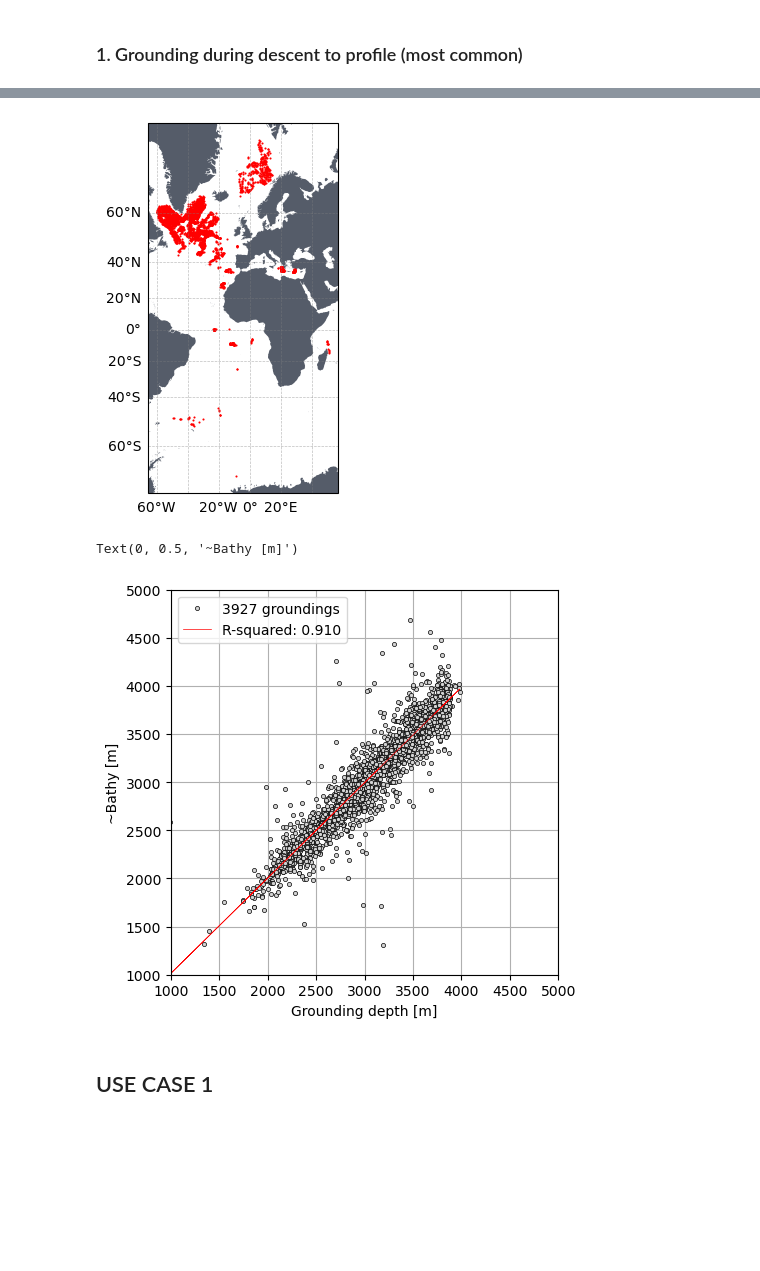
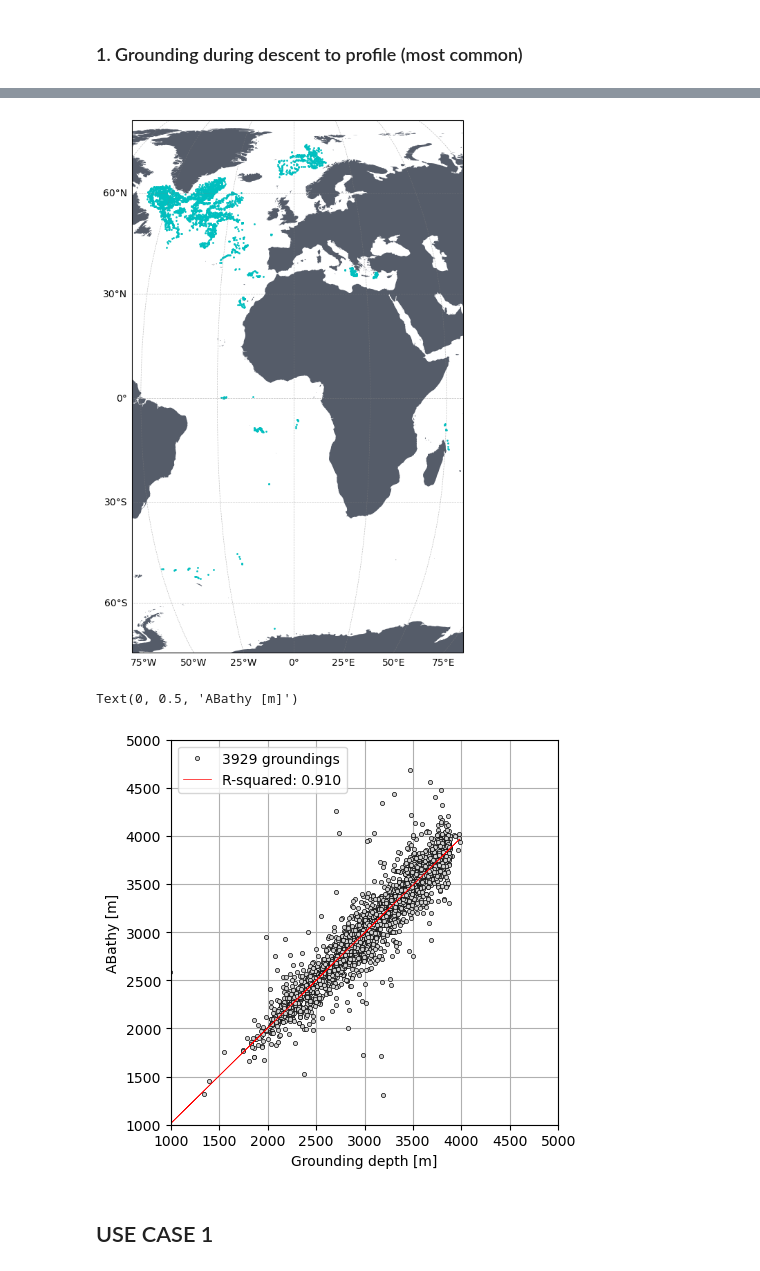
Before and after one commit to quai20/argobathy, a Jupyter notebook: deep/deep_profiles.ipynb, the cells around one changed output, grey strips where cells are left out. Saved outputs shown, nothing was run; the diff lists cells and outputs as text; code cells hidden in the pictures; blank space fills up the shorter version.

```diff
--- a/deep/deep_profiles.ipynb
+++ b/deep/deep_profiles.ipynb
@@ -48,0 +101,13 @@ Here we load profile & traj file for each profile, then we check for groundings
+# %%
+d590['Z'] = -1*xr.DataArray(gsw.z_from_p(d590['PRES'],d703['LATITUDE']),dims='CYCLE_NUMBER')
+dg['Z'] = -1*xr.DataArray(gsw.z_from_p(dg['PRES'],d703['LATITUDE']),dims='CYCLE_NUMBER')
+# %%
+dtmp = xr.Dataset({"LATITUDE":("N_GRD",d703['LATITUDE'].values),
+                   "LONGITUDE":("N_GRD",d703['LONGITUDE'].values),
+                   "PROFILER_TYPE":("N_GRD",np.repeat(838,len(d703['LATITUDE'].values))),
+                   "CYCLE_NUMBER":("N_GRD",dg['CYCLE_NUMBER'].values),
+                   "WMO":("N_GRD",np.zeros_like(d703['LONGITUDE'].values.astype(int))+7901037),
+                   "GROUNDING_DEPTH": ("N_GRD",dg['Z'].values),
+                   "PROFILE_DEPTH": ("N_GRD",d590['Z'].values),
+                   "GROUNDING_DATE": ("N_GRD",dg['JULD'].values),
+                   "PROFILE_DATE": ("N_GRD",d703['JULD'].values)},coords={})
@@ -51,23 +132,25 @@ Here we load profile & traj file for each profile, then we check for groundings
 # %%
 # HARD MODE, SKIP IF ANY ISSUE
 # INIT DS OUT
-df1 = xr.Dataset({"LATITUDE":(["N_GRD"],[]),"LONGITUDE": (["N_GRD"],[]),"PROFILER_TYPE": (["N_GRD"],[]),
+df1 = xr.Dataset({"LATITUDE":(["N_GRD"],[]),"LONGITUDE": (["N_GRD"],[]),"PROFILER_TYPE": (["N_GRD"],[]),"CYCLE_NUMBER": (["N_GRD"],[]),
                  "WMO": (["N_GRD"],np.array([],dtype='int')),"GROUNDING_DEPTH": (["N_GRD"],[]),
                  "PROFILE_DEPTH": (["N_GRD"],[]),"GROUNDING_DATE": (["N_GRD"],np.array([],dtype='datetime64[ns]')),
                  "PROFILE_DATE": (["N_GRD"],np.array([],dtype='datetime64[ns]'))},coords={})
 
 for i in range(len(ixs)):
+    #gen path
     urlt="/home/ref-argo/gdac/dac/"+ixs['dac'][i]+"/"+str(ixs['wmo'][i])+"/"+str(ixs['wmo'][i])+"_Rtraj.nc"
+    #check for traj file
     if (os.path.exists(urlt)):
         try:
             dt = xr.open_dataset(urlt)
             # Check if there's any grounding with the GROUNDED variable
             cycles_grounded = np.argwhere(np.isin(dt['GROUNDED'].values.astype(str),['Y'])).T[0]
-            grounded = dt['CYCLE_NUMBER_INDEX'].values[cycles_grounded]
+            #grounded = dt['CYCLE_NUMBER_INDEX'].values[cycles_grounded]
         except:
             pass
         # IF there's any ...
-        if (len(grounded)>0):
+        if (len(cycles_grounded)>0):
             try:
                 dg = dt[['CYCLE_NUMBER','JULD','PRES']].where(dt['MEASUREMENT_CODE']==901.,drop=True).groupby('CYCLE_NUMBER').last()
                 # Here we make sure that grounding occurs in the descent to profile depth and not during parking drift. We do that comparing grounding time
@@ -91,7 +174,8 @@ for i in range(len(ixs)):
 
                 dtmp = xr.Dataset({"LATITUDE":("N_GRD",d703['LATITUDE'].values),
                                    "LONGITUDE":("N_GRD",d703['LONGITUDE'].values),
-                                   "PROFILER_TYPE":("N_GRD",np.repeat(ixs['profiler_type'][i],len(d703['LATITUDE'].values))),
+                                   "PROFILER_TYPE":("N_GRD",np.repeat(int(ixs['profiler_type'][i]),len(d703['LATITUDE'].values))),
+                                   "CYCLE_NUMBER":("N_GRD",dg['CYCLE_NUMBER'].values),
                                    "WMO":("N_GRD",np.zeros_like(d703['LONGITUDE'].values.astype(int))+int(ixs['wmo'][i])),
                                    "GROUNDING_DEPTH": ("N_GRD",dg['Z'].values),
                                    "PROFILE_DEPTH": ("N_GRD",d590['Z'].values),
@@ -106,5 +190,3 @@ for i in range(len(ixs)):
 df1 = df1.sortby('PROFILE_DATE')
 #BAD DATA
 df1 = df1.where(~df1['GROUNDING_DEPTH'].isnull(),drop=True)
-#TYPE
-df1['PROFILER_TYPE'] = df1['PROFILER_TYPE'].astype(int)
@@ -111,7 +209,7 @@ df1['PROFILER_TYPE'] = df1['PROFILER_TYPE'].astype(int)
 # %%
 df1.to_netcdf('grd_descent_to_profiles.nc')
 # %%
-df1 = xr.open_dataset('grd_descent_to_profiles.nc')
+#df1 = xr.open_dataset('grd_descent_to_profiles.nc')
 # %%
 ## ADD BATHY
 for df in [df1]:
@@ -141,20 +239,20 @@ for df in [df1]:
     df['gebco_min'] = spread_bathy['gebco'].min('PTS')
     df['gebco_max'] = spread_bathy['gebco'].max('PTS')
 # %%
-fig=plt.figure()
-ax = fig.add_subplot(1, 1, 1, projection=ccrs.Mercator())
+fig=plt.figure(figsize=(12,10))
+ax = fig.add_subplot(1, 1, 1, projection=ccrs.Robinson())
 ax.add_feature(land_feature, edgecolor=None)
 
-ax.plot(df1['LONGITUDE'],df1['LATITUDE'],'.r', markersize=3, markeredgecolor='None', alpha=1, transform=ccrs.PlateCarree())
+ax.plot(df1['LONGITUDE'],df1['LATITUDE'],'.c', markersize=4, markeredgecolor='None', alpha=1, transform=ccrs.PlateCarree())
 
 gl = ax.gridlines(crs=ccrs.PlateCarree(), draw_labels=True,
                   linewidth=0.5, color='gray', alpha=0.5, linestyle='--')
 gl.top_labels = False
 gl.right_labels = False
 gl.xformatter = LONGITUDE_FORMATTER
 gl.yformatter = LATITUDE_FORMATTER
 # %% [output]
-[figure, old version]
+[figure, new version]
 # %%
 import scipy.stats as stats
 x=df1['GROUNDING_DEPTH'].values
@@ -171,11 +269,11 @@ ax.set_xlim([1000,5000])
 ax.set_ylim([1000,5000])
 ax.legend()
 ax.set_xlabel('Grounding depth [m]')
-ax.set_ylabel('~Bathy [m]')
+ax.set_ylabel('ABathy [m]')
 #fig.savefig('groundingVsBathy.png')
 # %% [output]
-Text(0, 0.5, '~Bathy [m]')
+Text(0, 0.5, 'ABathy [m]')
-[figure, old version]
+[figure, new version]
 # %% [markdown]
 ## USE CASE 1
 # %%
```
Also changed, not shown: parts of 19 cells of this notebook, 4 other files.
